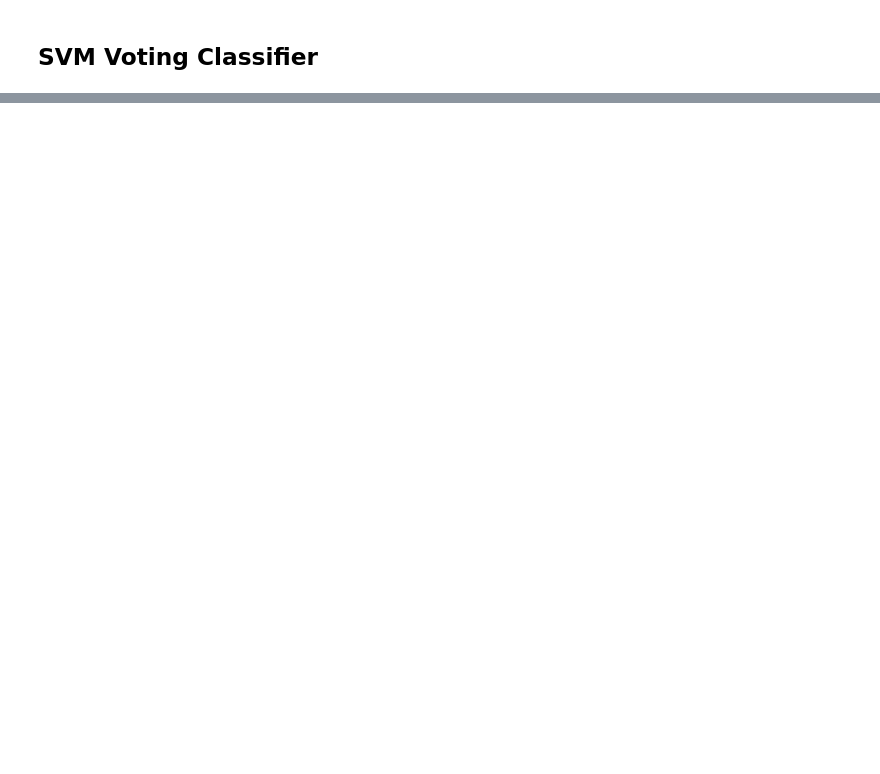
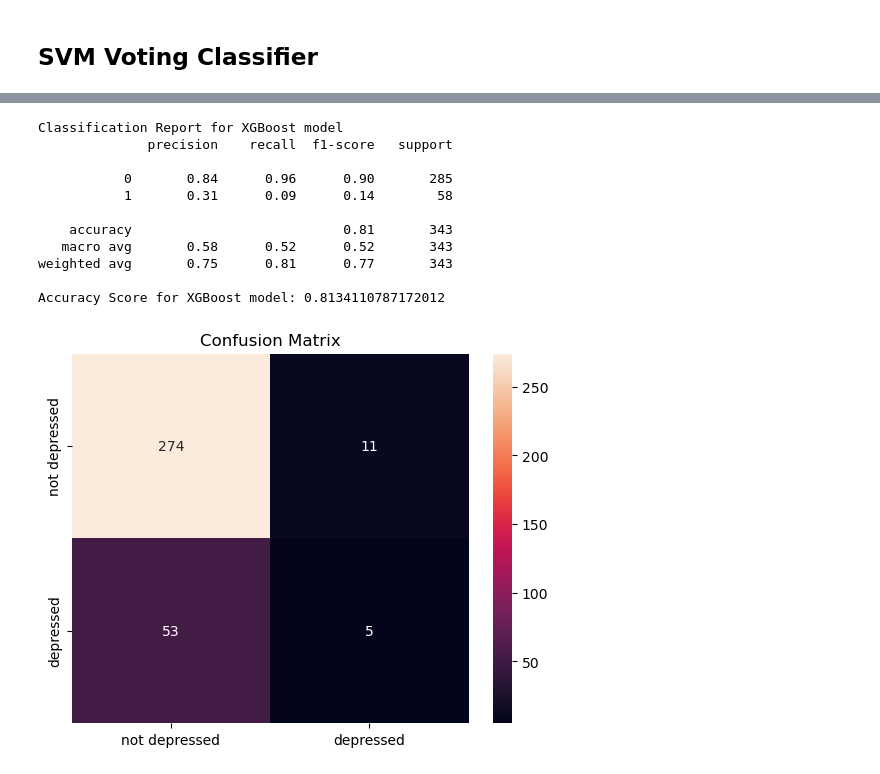
Before and after one commit to SuYumnam/Depression_Prediction, a Jupyter notebook: Depression_prediction_code.ipynb, the cells around one changed output, grey strips where cells are left out. Saved outputs shown, nothing was run; the diff lists cells and outputs as text; code cells hidden in the pictures; blank space fills up the shorter version.

Commit message:
Added additional models and accuracy results

```diff
--- a/Depression_prediction_code.ipynb
+++ b/Depression_prediction_code.ipynb
@@ -614,0 +599,34 @@ weighted avg       0.69      0.83      0.75       343
+# %%
+# !pip install xgboost
+from xgboost import XGBClassifier
+
+# Extreme Gradient Boosting XGBoost
+xgb = XGBClassifier()
+xgb.fit(X_train, Y_train)
+Y_pred_xgb = xgb.predict(X_val)
+
+# Confusion Matrix for XGBoost
+conf_mat = confusion_matrix(Y_val, Y_pred_xgb)
+df_cm = pd.DataFrame(conf_mat, index = [i for i in ['not depressed', 'depressed']],
+                  columns = [i for i in ['not depressed', 'depressed']])
+sn.heatmap(df_cm, annot=True, fmt='g')
+plt.title('Confusion Matrix')
+plt.plot()
+
+# Classification Report for XGBoost
+print("Classification Report for XGBoost model")
+print(classification_report(Y_val, Y_pred_xgb))
+print(f"Accuracy Score for XGBoost model: {accuracy_score(Y_val, Y_pred_xgb)}")
+# %% [output]
+Classification Report for XGBoost model
+              precision    recall  f1-score   support
+
+           0       0.84      0.96      0.90       285
+           1       0.31      0.09      0.14        58
+
+    accuracy                           0.81       343
+   macro avg       0.58      0.52      0.52       343
+weighted avg       0.75      0.81      0.77       343
+
+Accuracy Score for XGBoost model: 0.8134110787172012
+[figure, added]
```
Also changed, not shown: parts of 16 cells of this notebook.
